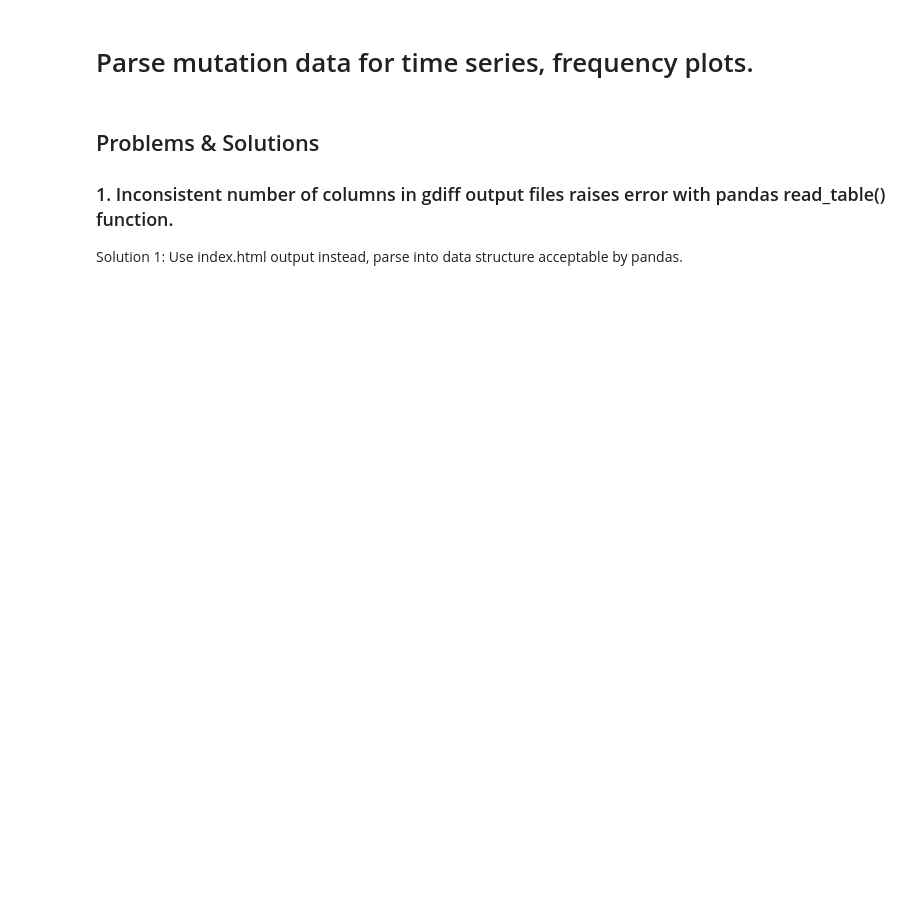
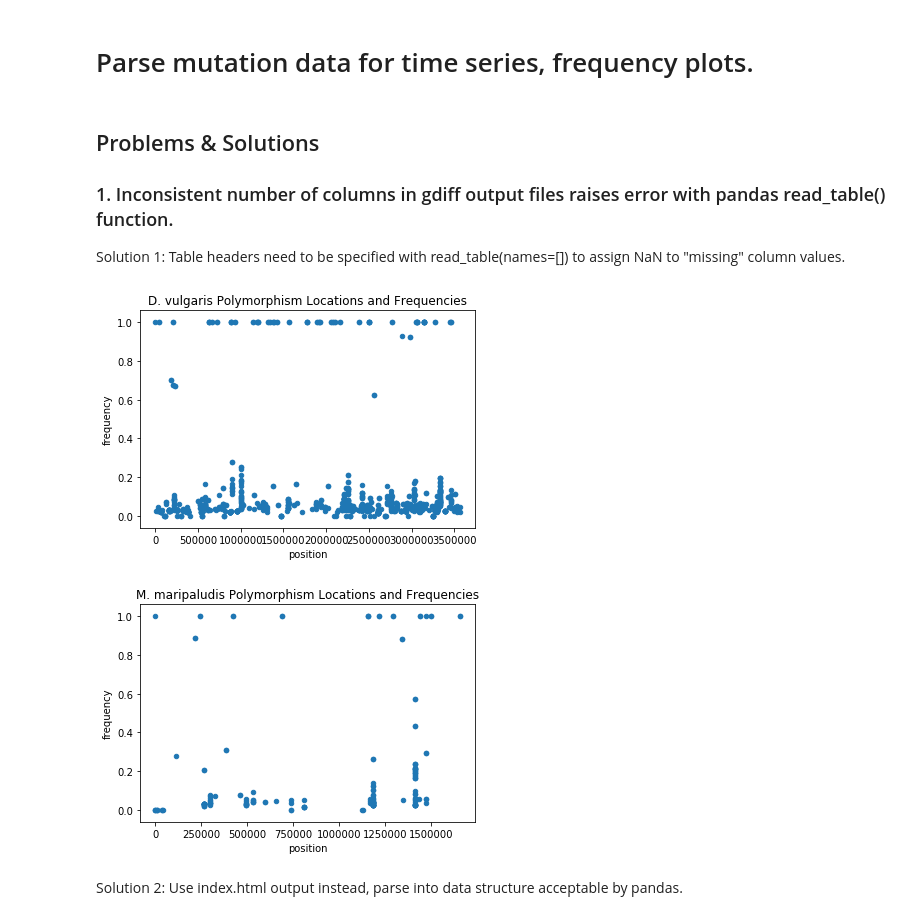
Before and after one commit to yeemey/scriptingProjects, a Jupyter notebook: python/mutationTimeSeries.ipynb, the cells around one changed output. Drawn from its saved outputs; the diff is of its cells as text; code cells hidden in the pictures; blank space fills up the shorter version.

Commit message:
extract and plot mutation frequencies  from annotated.gd

```diff
--- a/python/mutationTimeSeries.ipynb
+++ b/python/mutationTimeSeries.ipynb
@@ -3,12 +3,43 @@
 # %% [markdown]
 ## Problems & Solutions
 ### 1. Inconsistent number of columns in gdiff output files raises error with pandas read_table() function.
-Solution 1: Use index.html output instead, parse into data structure acceptable by pandas.
+Solution 1: Table headers need to be specified with read_table(names=[]) to assign NaN to "missing" column values.
 # %%
 import numpy as np
 import pandas as pd
 import re
-import matplotlib.pyplot as plt
-from bs4 import BeautifulSoup
-soup = BeautifulSoup(open('/Users/ymseah/Documents/sic_UA3_S2_L001_breseq/output/index.html'), 'html5lib')
+gdiff_df = pd.read_table('/Users/ymseah/Documents/sic_UA3_S2_L001_breseq/output/evidence/annotated.gd', comment='#', names=range(25))
+gdiff_df.insert(0, 'frequency', 0.0)
+# %%
+for row in gdiff_df.itertuples():
+    #check each column for polymorphism frequencies
+    i = 6
+    while i < 25:
+        if re.match('frequency=', str(gdiff_df.loc[row[0], i])):
+            gdiff_df.loc[row[0], 'frequency'] = re.sub('frequency=', '', str(gdiff_df.loc[row[0], i]))
+        i += 1
+    if re.match('1|2|3|4|5|6|7|8|9', str(gdiff_df.loc[row[0], 'frequency'])):
+        gdiff_df.loc[row[0], 'frequency'] = float(gdiff_df.loc[row[0], 'frequency'])
+    else:
+        gdiff_df.loc[row[0], 'frequency'] = 0.0
+    #change position (col4) type to int for plotting
+    gdiff_df.loc[row[0], 4] = int(gdiff_df.loc[row[0], 4])
+gdiff_df.rename(columns = {4:'position'}, inplace=True)
+# %%
+DvH_df = gdiff_df[gdiff_df[3] == 'NC_002937']
+#DvHplasmid_df = df.loc[df['genome'] == 'NC_005863']
+MmS2_df = gdiff_df[gdiff_df[3] == 'NC_005791']
+# %%
+import matplotlib.pyplot as plt
+DvH_df.plot.scatter(x = 'position', y = 'frequency')
+plt.title('D. vulgaris Polymorphism Locations and Frequencies')
+plt.show()
+MmS2_df.plot.scatter(x = 'position', y = 'frequency')
+plt.title('M. maripaludis Polymorphism Locations and Frequencies')
+plt.show()
+# %% [output]
+[figure, added]
+[figure, added]
+# %% [markdown]
+Solution 2: Use index.html output instead, parse into data structure acceptable by pandas.
 # %%
```
Also changed, not shown: parts of 4 cells of this notebook.
